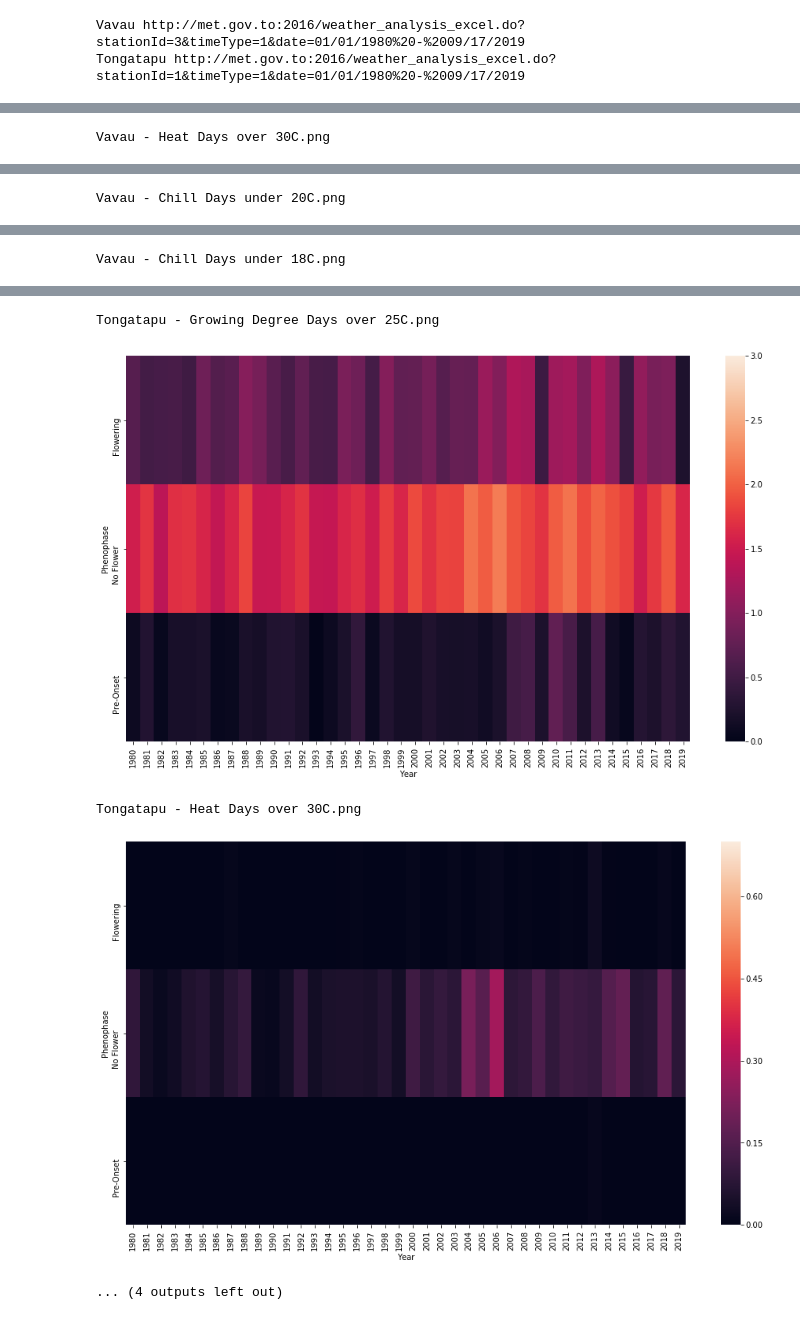
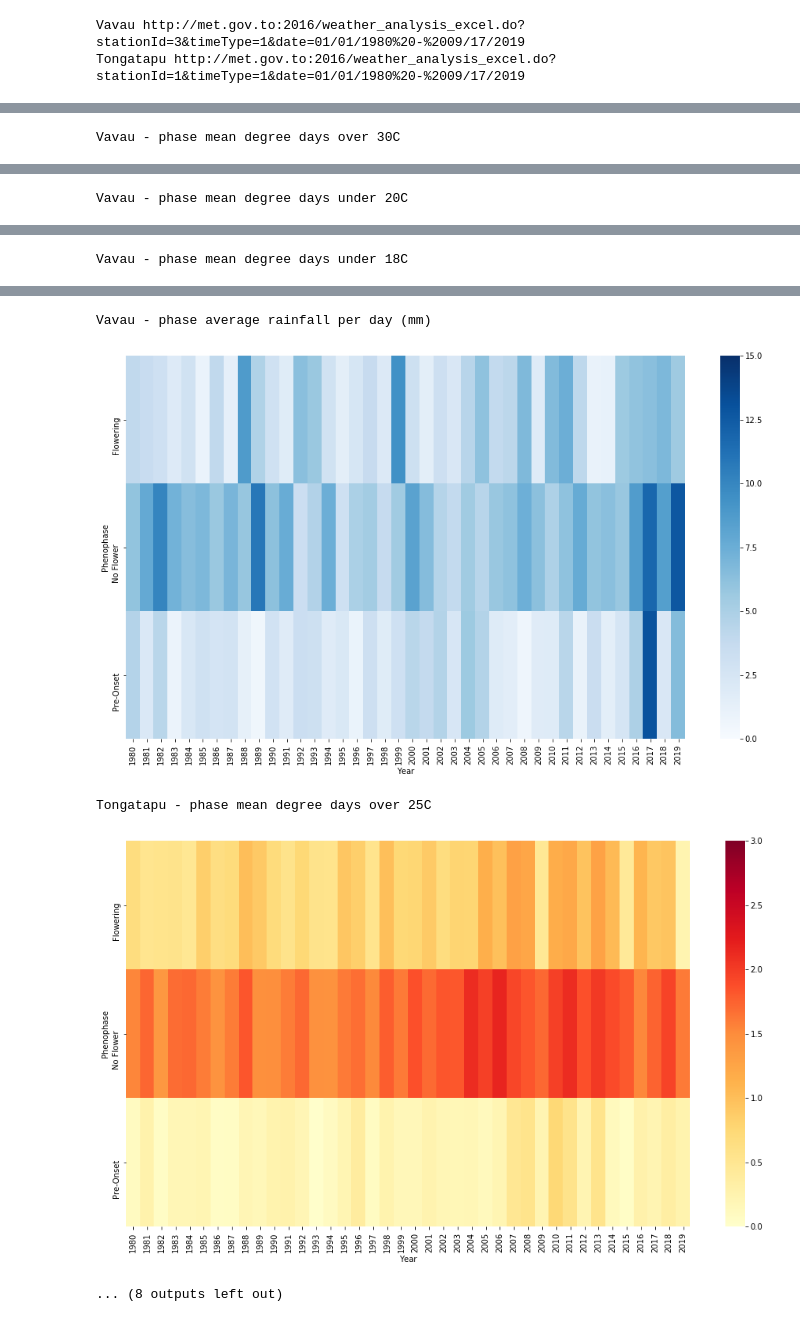
Before and after one commit to hradxy/tonga_met_data, a Jupyter notebook: Tonga MET Data Analysis.ipynb, the cells around one changed output, grey strips where cells are left out. Drawn from its saved outputs; the diff is of its cells as text; code cells hidden in the pictures.

```diff
--- a/Tonga MET Data Analysis.ipynb
+++ b/Tonga MET Data Analysis.ipynb
@@ -55,14 +55,14 @@ Tongatapu http://met.gov.to:2016/weather_analysis_excel.do?stationId=1&timeType=
 # %%
 # Defining parameters for generating weekly mean figures - setting plot range, filename, title
 figure_dict = {
-    'min_temp':{'min_val':17, 'max_val':32, 'name':'mean weekly minimum temperature (C)','df_column':str(df.columns[2])},
-    'max_temp':{'min_val':17, 'max_val':32, 'name':'mean weekly maximum temperature (C)', 'df_column':str(df.columns[3])},
-    'mean_rain':{'min_val':0, 'max_val':75, 'name':'mean weekly rainfall(mm)','df_column':str(df.columns[6])},
-    'Delta':{'min_val':0, 'max_val':12, 'name':'Temperature Spread (C)', 'df_column':'Delta'},
-    'GDD_25':{'min_val':0, 'max_val':5, 'name':'Growing Degree Days over 25C', 'df_column':'GDD_25'},
-    'Heat_30':{'min_val':0, 'max_val':2, 'name':'Heat Days over 30C', 'df_column':'Heat_30'},
-    'Chill_20':{'min_val':0, 'max_val':2, 'name':'Chill Days under 20C', 'df_column':'Chill_20'},
-    'Chill_18':{'min_val':0, 'max_val':2, 'name':'Chill Days under 18C', 'df_column':'Chill_18'}
+    'min_temp':{'min_val':17, 'max_val':27, 'name':'mean minimum temperature (C)','df_column':str(df.columns[2]), 'color':'coolwarm'},
+    'max_temp':{'min_val':22, 'max_val':32, 'name':'mean maximum temperature (C)', 'df_column':str(df.columns[3]), 'color':'coolwarm'},
+    'mean_rain':{'min_val':0, 'max_val':75, 'name':'mean weekly rainfall(mm)','df_column':str(df.columns[6]), 'color':'Blues'},
+    'Delta':{'min_val':0, 'max_val':12, 'name':'mean temperature Spread (C)', 'df_column':'Delta', 'color':'Blues'},
+    'GDD_25':{'min_val':0, 'max_val':5, 'name':'mean degree days over 25C', 'df_column':'GDD_25', 'color':'YlOrRd'},
+    'Heat_30':{'min_val':0, 'max_val':2, 'name':'mean degree days over 30C', 'df_column':'Heat_30', 'color':'YlOrRd'},
+    'Chill_20':{'min_val':0, 'max_val':2, 'name':'mean degree days under 20C', 'df_column':'Chill_20', 'color':'Blues'},
+    'Chill_18':{'min_val':0, 'max_val':2, 'name':'mean degree days under 18C', 'df_column':'Chill_18', 'color':'Blues'}
 }
 # %%
 #Generating figures and writing to disk as PNG files
@@ -73,8 +73,7 @@ for station in station_ids.keys():
     for figure in figure_dict.keys():
         htmp = pd.pivot_table(frame,index='Week',columns='Year',values = figure_dict[figure]['df_column'],aggfunc=np.mean)
         fig, ax = plt.subplots(figsize=(16,9))
-        sns.heatmap(htmp,vmin = figure_dict[figure]['min_val'], vmax = figure_dict[figure]['max_val'])
-        print(station+' - '+figure_dict[figure]['name'])
+        sns.heatmap(htmp,vmin = figure_dict[figure]['min_val'], vmax = figure_dict[figure]['max_val'], cmap=figure_dict[figure]['color'])
+        print(station+' - weekly '+figure_dict[figure]['name'])
         plt.show()
-        fig.savefig(station+' - '+figure_dict[figure]['name']+'.png')
 # %% [output]
@@ -93,10 +92,11 @@ Vavau - Heat Days over 30C
 ... (20 outputs left out)
 # %%
 figure_dict = {
-    'GDD_25':{'min_val':0, 'max_val':3, 'name':'Growing Degree Days over 25C', 'df_column':'GDD_25'},
-    'Heat_30':{'min_val':0, 'max_val':0.7, 'name':'Heat Days over 30C', 'df_column':'Heat_30'},
-    'Chill_20':{'min_val':0, 'max_val':1, 'name':'Chill Days under 20C', 'df_column':'Chill_20'},
-    'Chill_18':{'min_val':0, 'max_val':0.8, 'name':'Chill Days under 18C', 'df_column':'Chill_18'}
+    'GDD_25':{'min_val':0, 'max_val':3, 'name':'mean degree days over 25C', 'df_column':'GDD_25', 'color':'YlOrRd'},
+    'Heat_30':{'min_val':0, 'max_val':0.7, 'name':'mean degree days over 30C', 'df_column':'Heat_30', 'color':'YlOrRd'},
+    'Chill_20':{'min_val':0, 'max_val':1, 'name':'mean degree days under 20C', 'df_column':'Chill_20', 'color':'Blues'},
+    'Chill_18':{'min_val':0, 'max_val':0.8, 'name':'mean degree days under 18C', 'df_column':'Chill_18', 'color':'Blues'},
+    'total_rain':{'min_val':0, 'max_val':15, 'name':'average rainfall per day (mm)','df_column':str(df.columns[6]), 'color':'Blues'}
 }
 
 station_ids = {
@@ -115,8 +115,7 @@ for station in station_ids.keys():
         table_sum.to_excel(station+' - '+figure_dict[figure]['name']+' by phenophase.xls')
         htmp = pd.pivot_table(frame,index='Phenophase',columns='Year',values = figure_dict[figure]['df_column'],aggfunc=np.mean)
         fig, ax = plt.subplots(figsize=(16,9))
-        sns.heatmap(htmp,vmin = figure_dict[figure]['min_val'], vmax = figure_dict[figure]['max_val'])
-        print(station+' - '+figure_dict[figure]['name']+'.png')
+        sns.heatmap(htmp,vmin = figure_dict[figure]['min_val'], vmax = figure_dict[figure]['max_val'], cmap=figure_dict[figure]['color'])
+        print(station+' - phase '+figure_dict[figure]['name'])
         plt.show()
-        fig.savefig(station+' - '+figure_dict[figure]['name']+' - phase mean.png')
 # %% [output]
@@ -125 +124 @@ Vavau - Growing Degree Days over 25C.png
-Vavau - Heat Days over 30C.png
+Vavau - phase mean degree days over 30C
@@ -127 +126 @@ Vavau - Heat Days over 30C.png
-Vavau - Chill Days under 20C.png
+Vavau - phase mean degree days under 20C
@@ -129 +128 @@ Vavau - Chill Days under 20C.png
-Vavau - Chill Days under 18C.png
+Vavau - phase mean degree days under 18C
@@ -131,5 +130,5 @@ Vavau - Chill Days under 18C.png
-Tongatapu - Growing Degree Days over 25C.png
+Vavau - phase average rainfall per day (mm)
-[figure, old version]
+[figure, new version]
-Tongatapu - Heat Days over 30C.png
+Tongatapu - phase mean degree days over 25C
-[figure, old version]
+[figure, new version]
-... (4 outputs left out)
+... (8 outputs left out)
```
Also changed, not shown: parts of 2 cells of this notebook.
